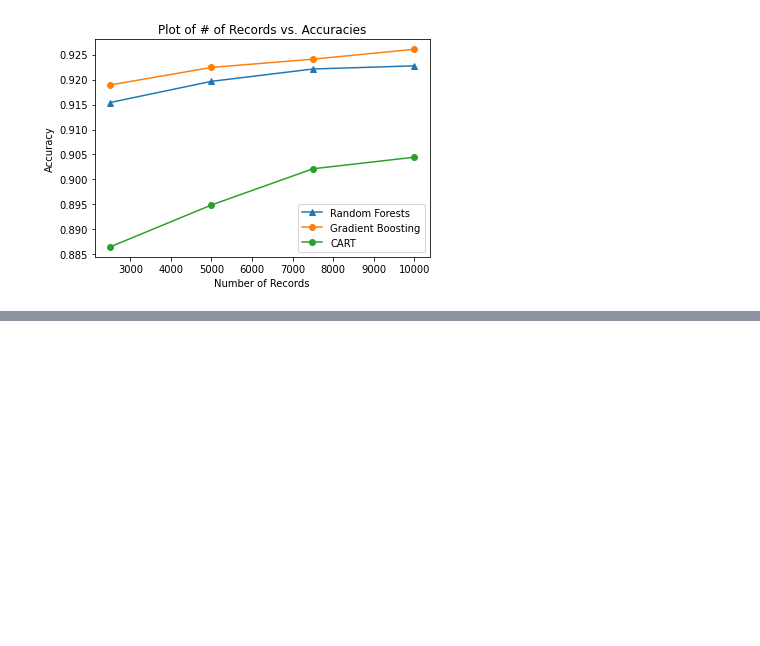
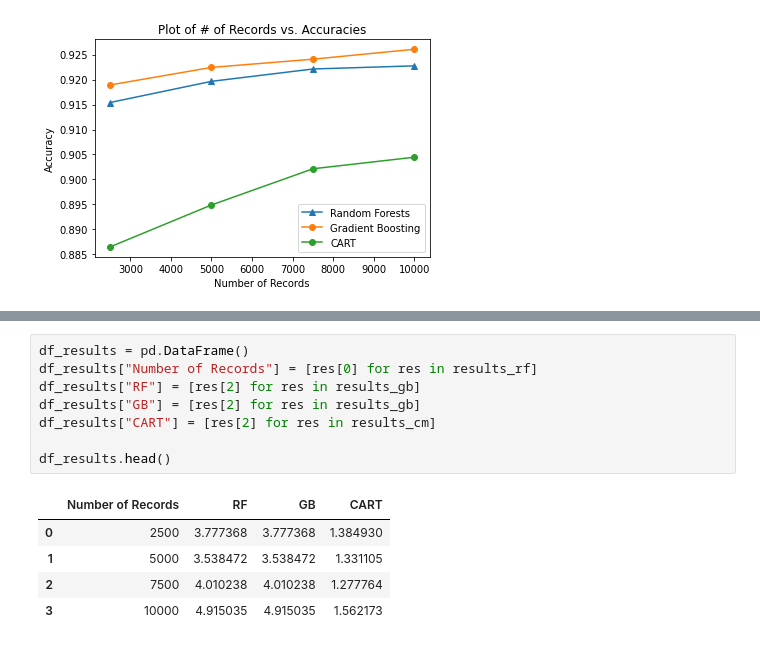
Before and after one commit to karthikmswamy/TF_Intro_Notebooks, a Jupyter notebook: TF_DF_with_Data_Variations_Drybeans.ipynb, the cells around one changed output, grey strips where cells are left out. Saved outputs shown, nothing was run; the diff lists cells and outputs as text; blank space fills up the shorter version.

```diff
--- a/TF_DF_with_Data_Variations_Drybeans.ipynb
+++ b/TF_DF_with_Data_Variations_Drybeans.ipynb
@@ -341,0 +390,14 @@ df_results.head()
+# %%
+df_results = pd.DataFrame()
+df_results["Number of Records"] = [res[0] for res in results_rf]
+df_results["RF"] = [res[2] for res in results_gb]
+df_results["GB"] = [res[2] for res in results_gb]
+df_results["CART"] = [res[2] for res in results_cm]
+
+df_results.head()
+# %% [output]
+|  | Number of Records | RF | GB | CART |
+| 0 | 2500 | 3.777368 | 3.777368 | 1.384930 |
+| 1 | 5000 | 3.538472 | 3.538472 | 1.331105 |
+| 2 | 7500 | 4.010238 | 4.010238 | 1.277764 |
+| 3 | 10000 | 4.915035 | 4.915035 | 1.562173 |
```
Also changed, not shown: parts of 6 cells of this notebook.
